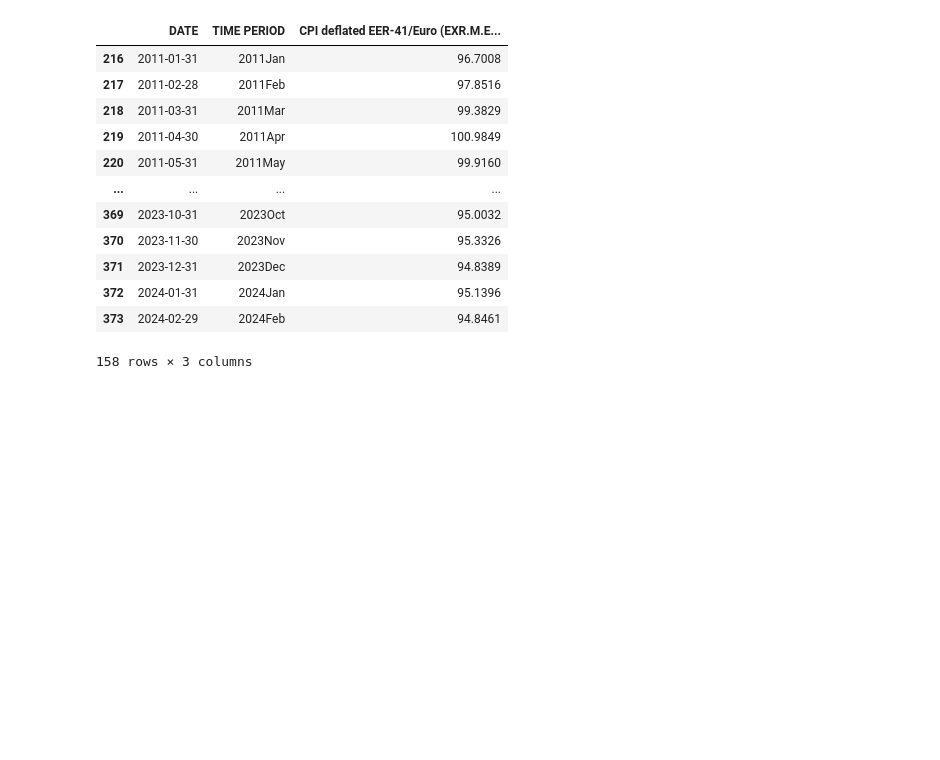
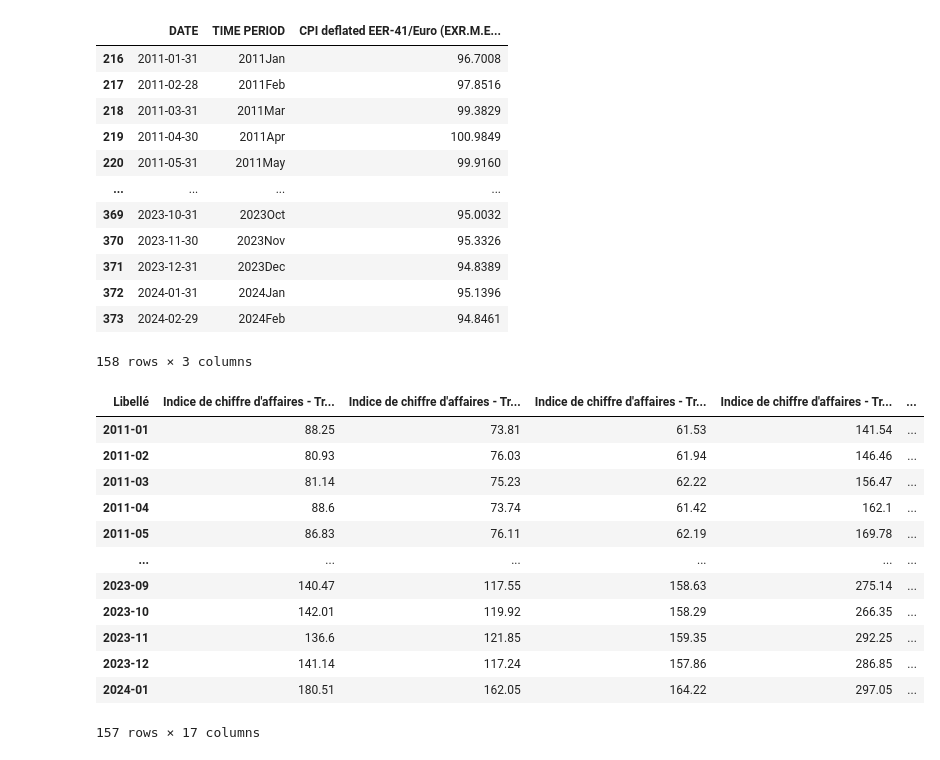
Before and after one commit to Laveine-v2/MODS206-DFM, a Jupyter notebook: Data_analysis.ipynb, the cells around one changed output. Cells and saved outputs as stored; diff of their text form; code cells hidden in the pictures; blank space fills up the shorter version.

Commit message:
addition of another INSEE db, cleansing and more

```diff
--- a/Data_analysis.ipynb
+++ b/Data_analysis.ipynb
@@ -153,3 +153,34 @@ cpi_index_df
 | 372 | 2024-01-31 | 2024Jan | 95.1396 |
 | 373 | 2024-02-29 | 2024Feb | 94.8461 |
 158 rows × 3 columns
+# %%
+# Indice de chiffre d'affaire tourisme
+
+services_GDP_df=pd.read_csv('databases/famille_SERVICES/valeurs_mensuelles.csv', sep=';')
+services_GDP_df=services_GDP_df.drop(services_GDP_df[services_GDP_df['Libellé'] == 'Codes'].index)
+services_GDP_df=services_GDP_df.drop('Période', axis=1)
+services_GDP_df
+
+services_GDP_df_t = services_GDP_df.transpose()
+# Rename columns using the first row, cleansing of not useful columns
+services_GDP_df_t.columns = services_GDP_df_t.iloc[0]
+services_GDP_df_t = services_GDP_df_t.drop(services_GDP_df_t.index[:3])
+
+services_GDP_df_t=services_GDP_df_t['2011-01':]
+
+services_GDP_df_t = services_GDP_df_t.iloc[:, [3,5,6,12,13,22,23,24,26,70,77,78,80,93,94,96,117]]
+services_GDP_df_t
+# %% [output]
+| Libellé | Indice de chiffre d'affaires - Tr... | Indice de chiffre d'affaires - Tr... | Indice de chiffre d'affaires - Tr... | Indice de chiffre d'affaires - Tr... | ... |
+| 2011-01 | 88.25 | 73.81 | 61.53 | 141.54 | ... |
+| 2011-02 | 80.93 | 76.03 | 61.94 | 146.46 | ... |
+| 2011-03 | 81.14 | 75.23 | 62.22 | 156.47 | ... |
+| 2011-04 | 88.6 | 73.74 | 61.42 | 162.1 | ... |
+| 2011-05 | 86.83 | 76.11 | 62.19 | 169.78 | ... |
+| ... | ... | ... | ... | ... | ... |
+| 2023-09 | 140.47 | 117.55 | 158.63 | 275.14 | ... |
+| 2023-10 | 142.01 | 119.92 | 158.29 | 266.35 | ... |
+| 2023-11 | 136.6 | 121.85 | 159.35 | 292.25 | ... |
+| 2023-12 | 141.14 | 117.24 | 157.86 | 286.85 | ... |
+| 2024-01 | 180.51 | 162.05 | 164.22 | 297.05 | ... |
+157 rows × 17 columns
```
Also changed, not shown: parts of 1 cell of this notebook, 2 other files.
